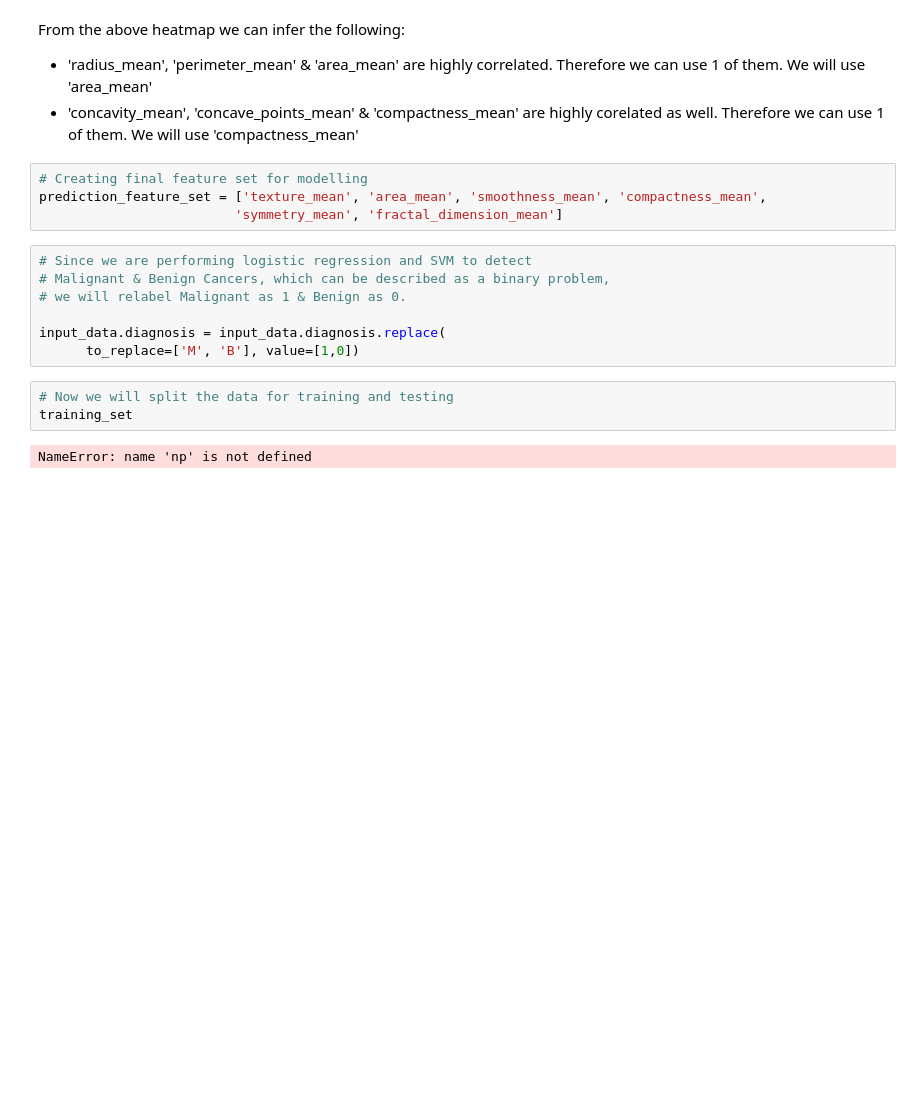
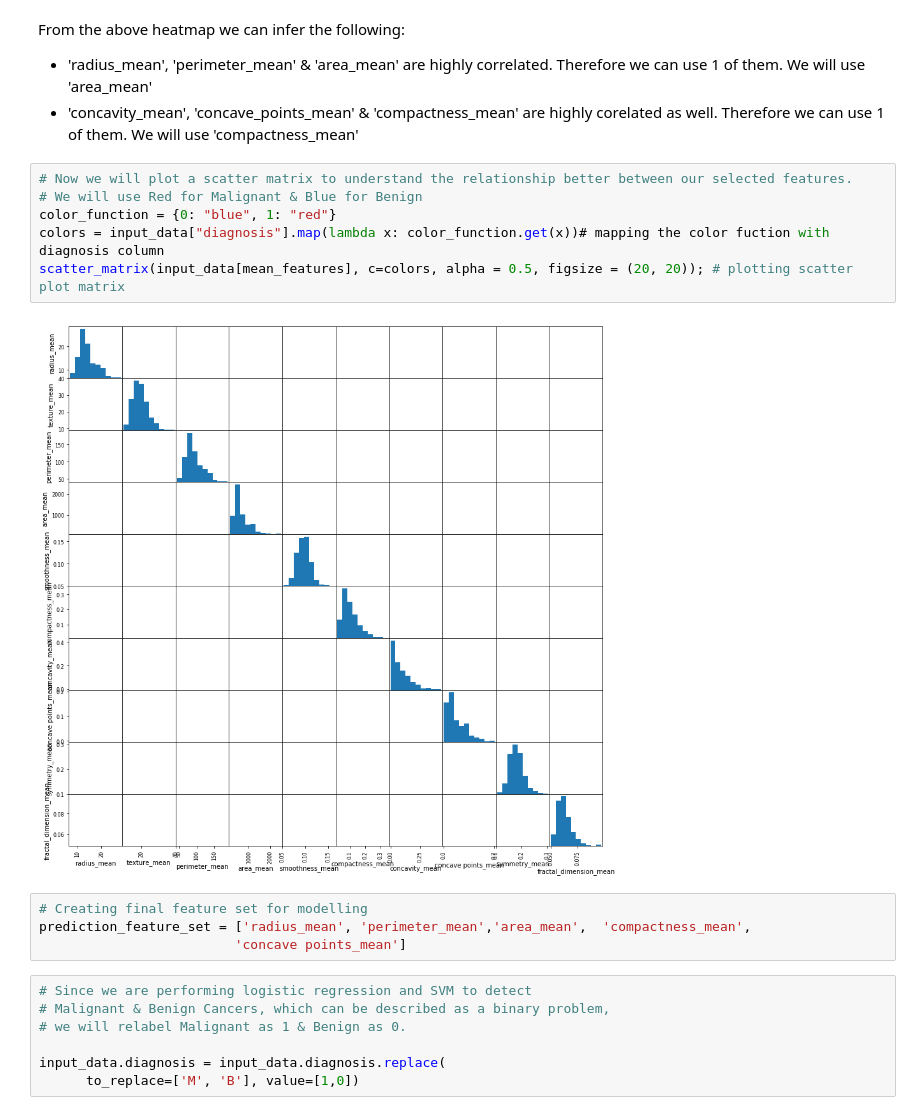
Before and after one commit to omega08/Wisconsin-Breast-Cancer-, a Jupyter notebook: Wisconsin Breast Cancer Dataset.ipynb, the cells around one changed output. Drawn from its saved outputs; the diff is of its cells as text; blank space fills up the shorter version.

```diff
--- a/Wisconsin Breast Cancer Dataset.ipynb
+++ b/Wisconsin Breast Cancer Dataset.ipynb
@@ -198,10 +203,18 @@ Features being used: ['radius_mean', 'texture_mean', 'perimeter_mean', 'area_mea
 From the above heatmap we can infer the following:
  * 'radius_mean', 'perimeter_mean' & 'area_mean' are highly correlated. Therefore we can use 1 of them. We will use 'area_mean'
  * 'concavity_mean', 'concave_points_mean' & 'compactness_mean' are highly corelated as well. Therefore we can use 1 of them. We will use 'compactness_mean'
+# %%
+# Now we will plot a scatter matrix to understand the relationship better between our selected features.
+# We will use Red for Malignant & Blue for Benign
+color_function = {0: "blue", 1: "red"}
+colors = input_data["diagnosis"].map(lambda x: color_function.get(x))# mapping the color fuction with diagnosis column
+scatter_matrix(input_data[mean_features], c=colors, alpha = 0.5, figsize = (20, 20)); # plotting scatter plot matrix
+# %% [output]
+[figure, added]
 # %%
 # Creating final feature set for modelling
-prediction_feature_set = ['texture_mean', 'area_mean', 'smoothness_mean', 'compactness_mean',
-                         'symmetry_mean', 'fractal_dimension_mean']
+prediction_feature_set = ['radius_mean', 'perimeter_mean','area_mean',  'compactness_mean',
+                         'concave points_mean']
 # %%
 # Since we are performing logistic regression and SVM to detect
 # Malignant & Benign Cancers, which can be described as a binary problem,
@@ -209,8 +222,3 @@ prediction_feature_set = ['texture_mean', 'area_mean', 'smoothness_mean', 'compa
 
 input_data.diagnosis = input_data.diagnosis.replace(
       to_replace=['M', 'B'], value=[1,0])
-# %%
-# Now we will split the data for training and testing
-training_set
-# %% [output]
-NameError: name 'np' is not defined
```
Also changed, not shown: parts of 6 cells of this notebook.
